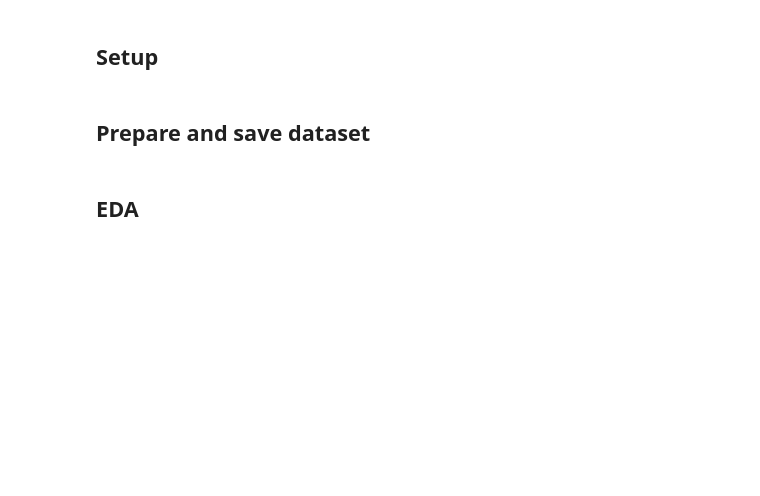
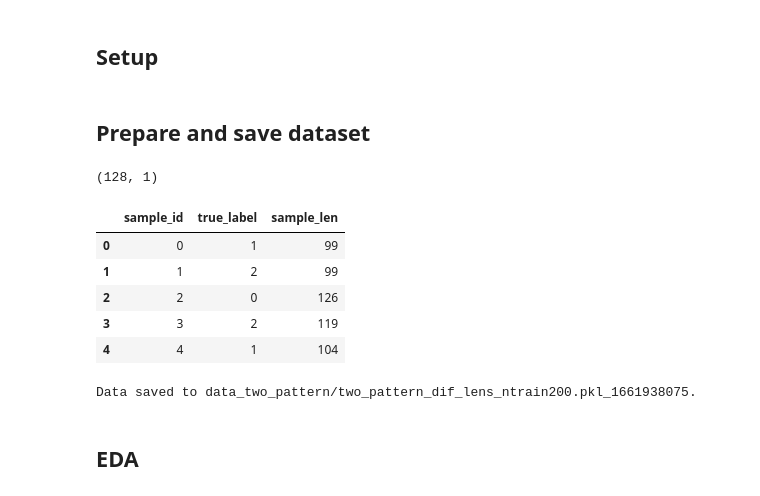
Before and after one commit to mkonopacka/HMM_DTW_v2, a Jupyter notebook: 01_5_convert_two_pattern_dataset.ipynb, the cells around one changed output. Cells and saved outputs as stored; diff of their text form; code cells hidden in the pictures; blank space fills up the shorter version.

```diff
--- a/01_5_convert_two_pattern_dataset.ipynb
+++ b/01_5_convert_two_pattern_dataset.ipynb
@@ -90,0 +42,4 @@ indices_splits_lst = [{"test_samples_ids": test_ids, "train_samples_ids": train_
+# %%
+all_X_samples[0].shape
+# %% [output]
+(128, 1)
@@ -90,0 +65,9 @@ indices_splits_lst = [{"test_samples_ids": test_ids, "train_samples_ids": train_
+# %%
+labels_df.head()
+# %% [output]
+|  | sample_id | true_label | sample_len |
+| 0 | 0 | 1 | 99 |
+| 1 | 1 | 2 | 99 |
+| 2 | 2 | 0 | 126 |
+| 3 | 3 | 2 | 119 |
+| 4 | 4 | 1 | 104 |
@@ -92,8 +90,8 @@ indices_splits_lst = [{"test_samples_ids": test_ids, "train_samples_ids": train_
 output_path = f"{DATA_DIR}/{OUTPUT_FILENAME}_{time_index}"
 
 metadata = {
-    "N_TRAIN_SAMPLES_PER_MODEL": len(train_ids),
-    "N_TEST_SAMPLES_PER_MODEL": len(test_ids),
+    "NO_TRAIN_SAMPLES": len(train_ids),
+    "NO_TEST_SAMPLES": len(test_ids),
     "MAX_SAMPLE_LEN": max(sample_lengths),
     "MIN_SAMPLE_LEN": min(sample_lengths)
 }
@@ -113,6 +111,8 @@ data = {
 with open(output_path, 'wb') as f:
     pickle.dump(data, f)
     print(f"Data saved to {output_path}.")
+# %% [output]
+Data saved to data_two_pattern/two_pattern_dif_lens_ntrain200.pkl_1661938075.
 # %% [markdown]
 ## EDA
 # %% [markdown]
```
Also changed, not shown: parts of 11 cells of this notebook, 2 other files.
